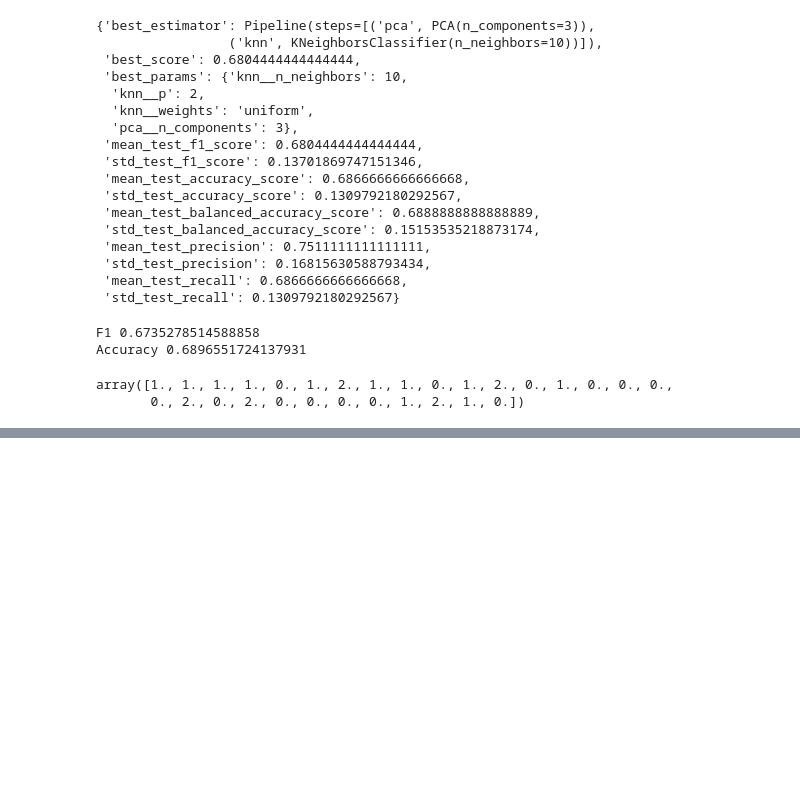
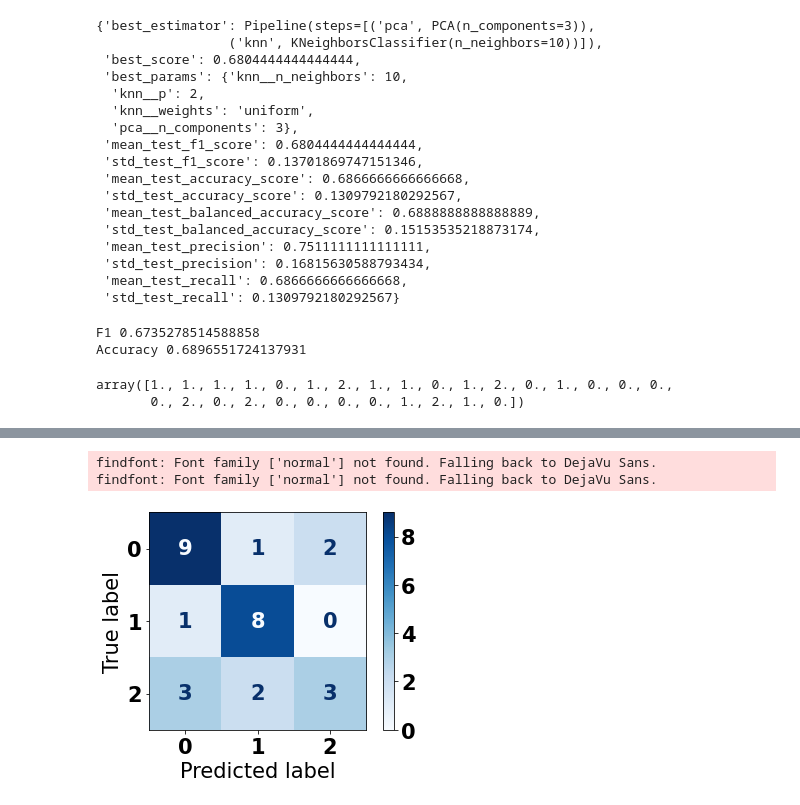
Before and after one commit to Projet-Fil-Rouge-AFPA/filrouge, a Jupyter notebook: Notebook_Valentina3_final_5s_diapo_glob.ipynb, the cells around one changed output, grey strips where cells are left out. Drawn from its saved outputs; the diff is of its cells as text; code cells hidden in the pictures; blank space fills up the shorter version.

```diff
--- a/Notebook_Valentina3_final_5s_diapo_glob.ipynb
+++ b/Notebook_Valentina3_final_5s_diapo_glob.ipynb
@@ -682,0 +697,13 @@ predictions_best
+# %%
+font = {'family' : 'normal',
+    'weight' : 'bold',
+    'size'   : 21}
+plt.rc('font', **font)
+# %%
+disp = ConfusionMatrixDisplay(confusion_matrix=cm,
+                              display_labels=[0,1,2])
+disp = disp.plot(include_values=[0,1,2], cmap=plt.cm.Blues)
+# %% [output]
+findfont: Font family ['normal'] not found. Falling back to DejaVu Sans.
+findfont: Font family ['normal'] not found. Falling back to DejaVu Sans.
+[figure, added]
```
Also changed, not shown: parts of 10 cells of this notebook, 5 other files.
